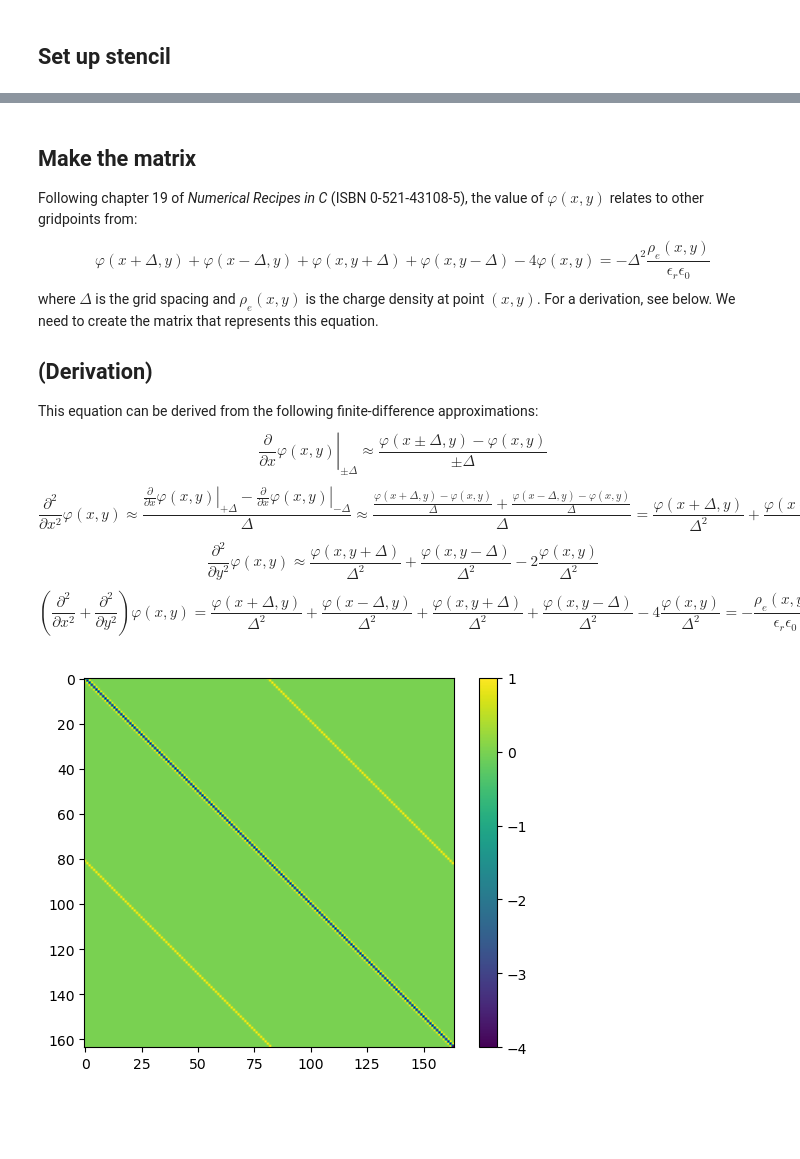
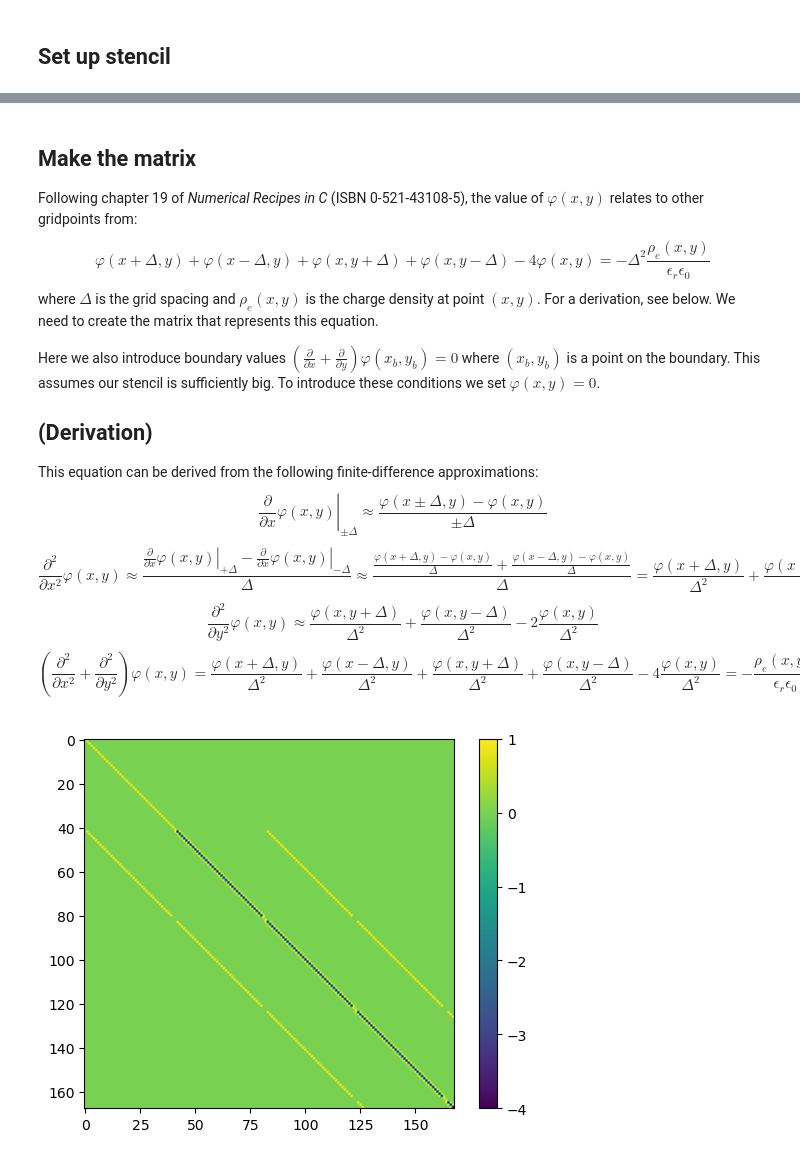
Before and after one commit to jaketanderson/poisson-boltzmann, a Jupyter notebook: poisson.ipynb, the cells around one changed output, grey strips where cells are left out. Drawn from its saved outputs; the diff is of its cells as text; code cells hidden in the pictures; blank space fills up the shorter version.

```diff
--- a/poisson.ipynb
+++ b/poisson.ipynb
@@ -10,7 +11,7 @@ Poisson's equation for electrostatics in 2 dimensions is given above. Here we kn
 ## Set up stencil
 # %%
 stencil_dimensions = ((0,80), (0,80))
-grid_spacing = 1
+grid_spacing = 2
 
 fig = plt.figure(figsize=(11,9))
 xvals = np.arange(stencil_dimensions[0][0], stencil_dimensions[0][1]+grid_spacing, grid_spacing)
@@ -26,8 +27,8 @@ def arbitrary_charge_distribution(x,y):
     sigma_x = 1.5
     sigma_y = 1.5
 
-    gauss1 = 10*np.exp((-(x-35.5)**2)/(2*sigma_x**2)-((y-32.5)**2)/(2*sigma_y**2))
-    gauss2 = 10*np.exp((-(x-40.5)**2)/(2*sigma_x**2)-((y-33.5)**2)/(2*sigma_y**2))
+    gauss1 = 10*np.exp((-(x-25.5)**2)/(2*sigma_x**2)-((y-32.5)**2)/(2*sigma_y**2))
+    gauss2 = 10*np.exp((-(x-50.5)**2)/(2*sigma_x**2)-((y-33.5)**2)/(2*sigma_y**2))
     return 0 - gauss1 - gauss2
 
 gridpoints = []
@@ -54,6 +55,8 @@ fig.show()
 Following chapter 19 of _Numerical Recipes in C_ (ISBN 0-521-43108-5), the value of $\varphi(x,y)$ relates to other gridpoints from:
 $$\varphi(x+\Delta,y)+\varphi(x-\Delta,y)+\varphi(x,y+\Delta)+\varphi(x,y-\Delta)-4\varphi(x,y)=-\Delta^2\frac{\rho_e(x,y)}{\epsilon_r \epsilon_0}$$
 where $\Delta$ is the grid spacing and $\rho_e(x,y)$ is the charge density at point $(x,y)$. For a derivation, see below. We need to create the matrix that represents this equation.
+
+Here we also introduce boundary values $\left(\frac{\partial}{\partial x}+\frac{\partial}{\partial y}\right)\varphi(x_{b},y_{b})=0$ where $(x_b,y_b)$ is a point on the boundary. This assumes our stencil is sufficiently big. To introduce these conditions we set $\varphi(x,y)=0$.
 
 ## (Derivation)
 
@@ -65,32 +68,38 @@ $$\left(\frac{\partial^2}{\partial x^2}+\frac{\partial^2}{\partial y^2}\right)\v
 # %%
 # Create the matrix
 
 J = len(xvals)
 L = len(yvals)
 
 A = np.zeros((J*L,J*L))
 
 def seteq(A, i, j, val):
     try:
         A[i,j] = val
     except:
         pass
     return A
 
 for j in range(0,J*L):
 
-    A = seteq(A, j, j, -4)
-    A = seteq(A, j, j+1, 1)
-    if j-1 >= 0:
-        A = seteq(A, j, j-1, 1)
-    A = seteq(A, j, j+L, 1)
-    if j-(L) >= 0:
-        A = seteq(A, j, j-L, 1)
+    # Test if gridpoint j (matrix location (j,j)) is on left, right, top, or bottom border of stencil, resp. meaning it's on the boundary
+    # If this is the case, set matrix location (j,j) equal to 1. We will set rho[j] to 0 later
+    if (j in np.arange(0,L)) or (j in np.arange((J-1)*L,J*L)) or (j in np.arange(L-1,J*L-1,L)) or (j in np.arange(0,J*L,L)):
+        A = seteq(A, j, j, 1)
+    # If gridpoint j (matrix location (j,j)) is not on the boundary, we set matrix location (j,j) to -4 and the matrix locations of its neighboring gridpoints to 1
+    else:
+        A = seteq(A, j, j, -4)
+        A = seteq(A, j, j+1, 1)
+        if j-1 >= 0:
+            A = seteq(A, j, j-1, 1)
+        A = seteq(A, j, j+L, 1)
+        if j-(L) >= 0:
+            A = seteq(A, j, j-L, 1)
 
 # Show the matrix
-plt.imshow(A[0:2*(L+1),0:2*(L+1)])
+plt.imshow(A[0:4*(L+1),0:4*(L+1)])
 #plt.imshow(A)
 plt.colorbar()
 plt.show()
 # %% [output]
-[figure, old version]
+[figure, new version]
```
Also changed, not shown: parts of 7 cells of this notebook.
